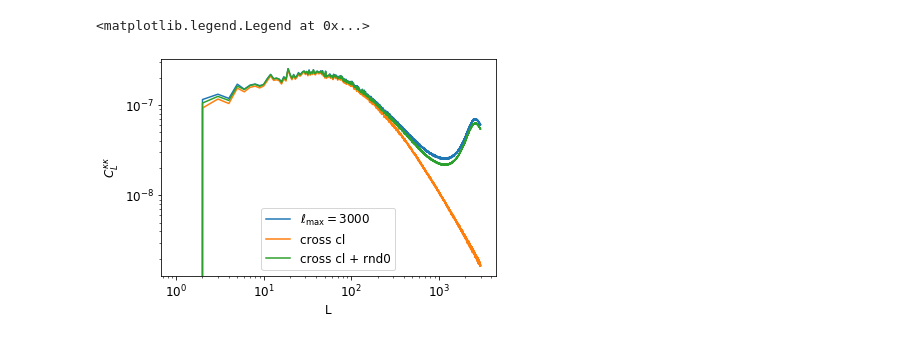
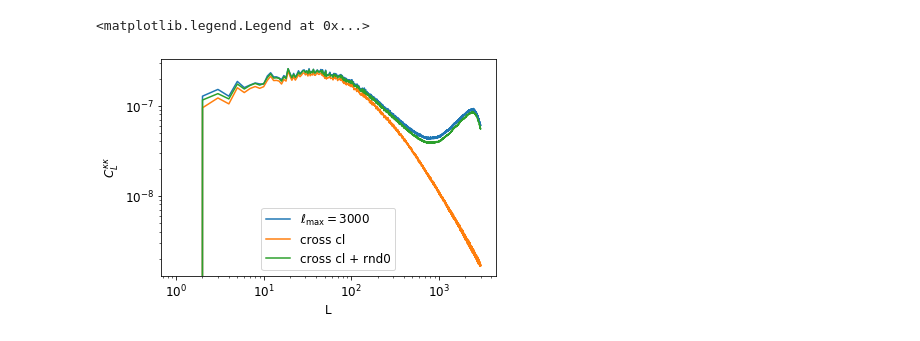
Before and after one commit to HongboCai/lens_rot_bias, a Jupyter notebook: notebooks/check_new.ipynb, the cells around one changed output. Drawn from its saved outputs; the diff is of its cells as text; code cells hidden in the pictures.

```diff
--- a/notebooks/check_new.ipynb
+++ b/notebooks/check_new.ipynb
@@ -24,29 +24,34 @@ mpl.rcParams['font.size']=12
 # %%
 ellmaxs = [3000, 4000]
 ellmaxs = [3000]
+rdn0_set = [0,1,2,3]
 for ellmax in ellmaxs:
     ells = np.arange(0, ellmax+1)
     clpp = np.loadtxt('../inputPs/cosmo2017_10K_acc3_lenspotentialCls.dat', usecols=5, unpack=True)
     clpp = np.concatenate(([0,0],clpp))
     clkk = 2*pi/4*clpp[ells]
 
-    reckap_cls = np.array([pd.read_csv(cl) for cl in [f'../output/recon_ps/reckap_cl_CMBLensed_fullsky_alm_{i:03d}_30_{ellmax}.csv' \
-                                                      for i in range(0,10)]])
+    reckap_cls = []
+    for rdn0 in rdn0_set:
+        reckap_clss = np.array([pd.read_csv(cl) for cl in [f'../output/recon_ps_CMB_S3/reckap_cl_CMBLensed_fullsky_alm_{i:03d}_{rdn0}_30_{ellmax}.csv' \
+                                                          for i in range(0,10)]])
+        reckap_cls.append(np.mean(reckap_clss, axis=0))
+
     reckap_cl = np.mean(reckap_cls, axis=0)
 
     # reckap_rot_cls = np.array([pd.read_csv(cl) for cl in [f'../output/recon_ps/reckap_cl_CMBLensedRot_fullsky_alm_{i:03d}_30_{ellmax}.csv' for i in range(0,10)]])
     # reckap_rot_cl = np.mean(reckap_rot_cls, axis=0)
 
     ## plt.plot(Ls, clkk, label='theory')
     plt.plot(Ls, reckap_cl[:,0][Ls], label=r'$\ell_{\mathrm{max}}=%s$'%ellmax)
     # plt.plot(Ls, reckap_rot_cl[:,0][Ls], label='reckap rot cl')
     plt.plot(Ls, reckap_cl[:,1][Ls], label='cross cl')
     plt.plot(Ls, reckap_cl[:,1][Ls]+reckap_cl[:,2][Ls], label='cross cl + rnd0')
 plt.xscale('log')
 plt.yscale('log')
 plt.xlabel('L')
 plt.ylabel('$C_L^{\kappa\kappa}$')
 plt.legend()
 # %% [output]
 <matplotlib.legend.Legend at 0x...>
-[figure, old version]
+[figure, new version]
```
Also changed, not shown: parts of 10 cells of this notebook, 49 other files.
